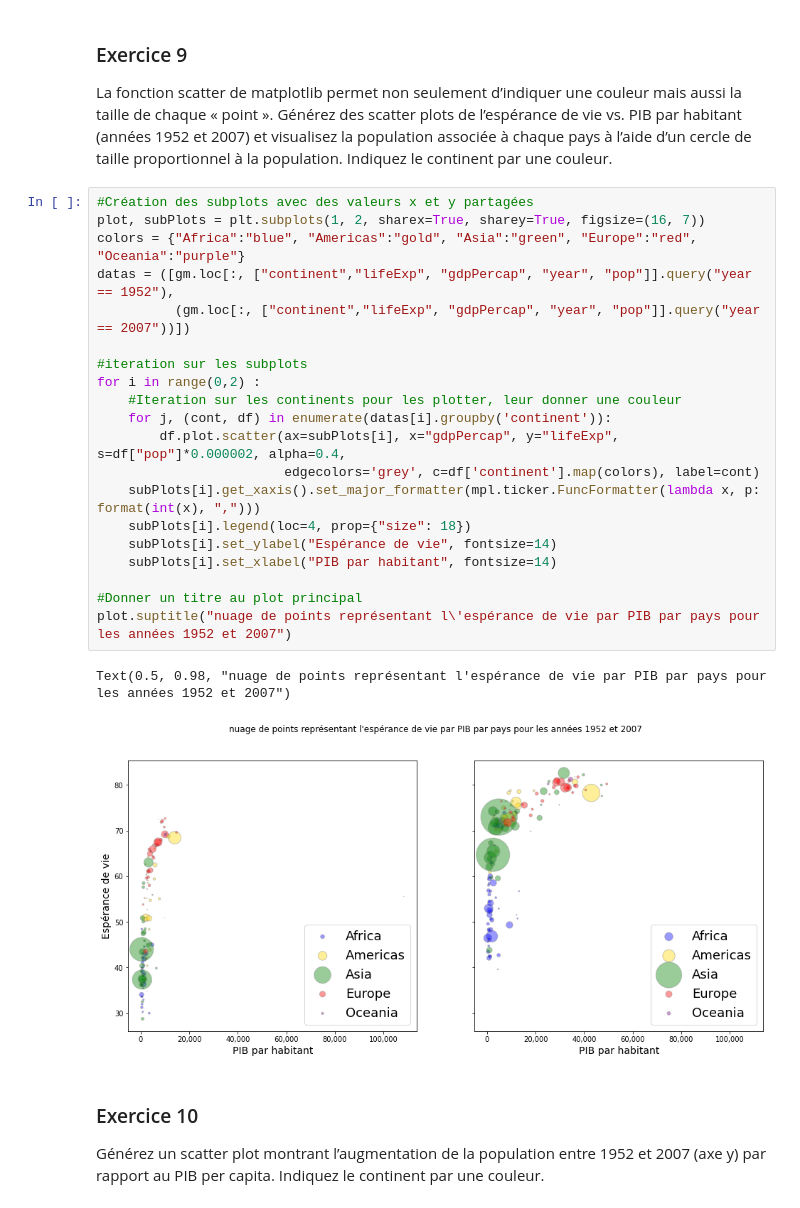
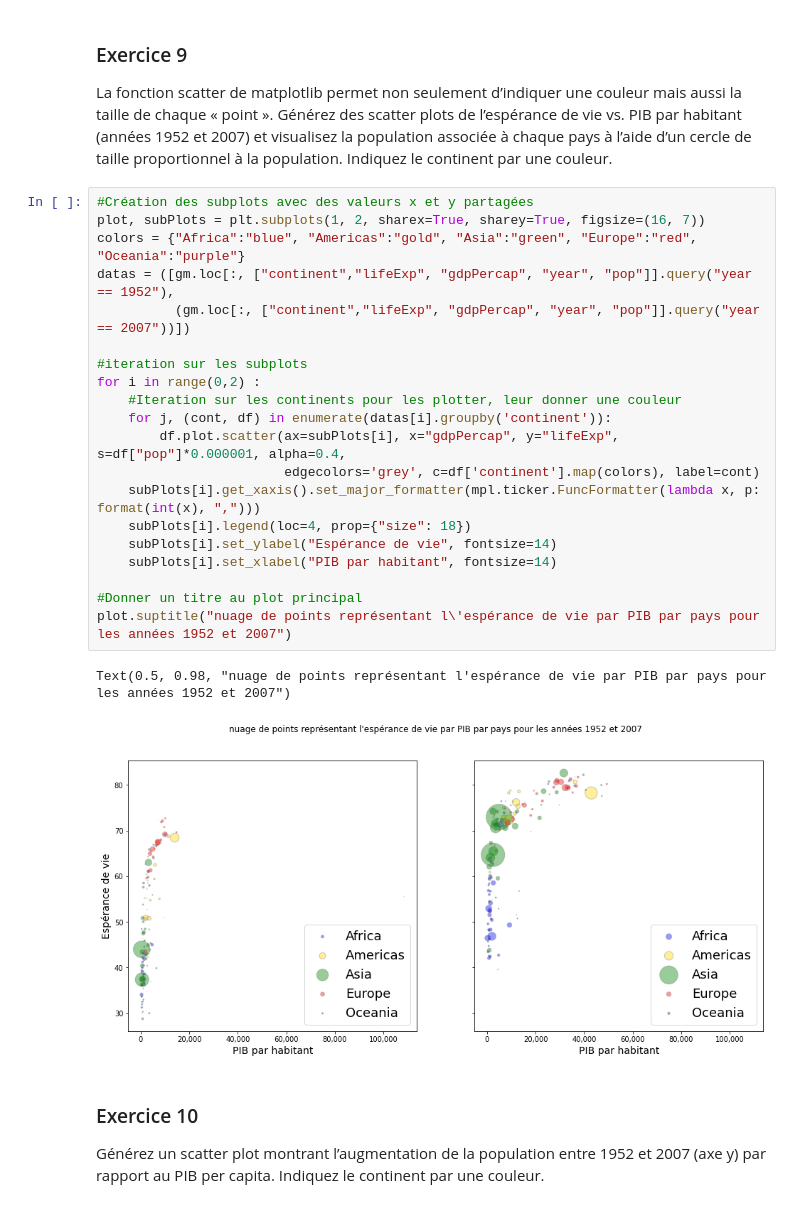
Before and after one commit to DrC0okie/Roy_VanHove_ISD_TP3, a Jupyter notebook: gapminder.ipynb, the cells around one changed output. Saved outputs shown, nothing was run; the diff lists cells and outputs as text.

```diff
--- a/gapminder.ipynb
+++ b/gapminder.ipynb
@@ -252,26 +252,26 @@ associée à chaque pays à l’aide d’un cercle de taille proportionnel à la
 # %%
 #Création des subplots avec des valeurs x et y partagées
 plot, subPlots = plt.subplots(1, 2, sharex=True, sharey=True, figsize=(16, 7))
 colors = {"Africa":"blue", "Americas":"gold", "Asia":"green", "Europe":"red", "Oceania":"purple"}
 datas = ([gm.loc[:, ["continent","lifeExp", "gdpPercap", "year", "pop"]].query("year == 1952"),
           (gm.loc[:, ["continent","lifeExp", "gdpPercap", "year", "pop"]].query("year == 2007"))])
 
 #iteration sur les subplots
 for i in range(0,2) :
     #Iteration sur les continents pour les plotter, leur donner une couleur
     for j, (cont, df) in enumerate(datas[i].groupby('continent')):
-        df.plot.scatter(ax=subPlots[i], x="gdpPercap", y="lifeExp", s=df["pop"]*0.000002, alpha=0.4,
+        df.plot.scatter(ax=subPlots[i], x="gdpPercap", y="lifeExp", s=df["pop"]*0.000001, alpha=0.4,
                         edgecolors='grey', c=df['continent'].map(colors), label=cont)
     subPlots[i].get_xaxis().set_major_formatter(mpl.ticker.FuncFormatter(lambda x, p: format(int(x), ",")))
     subPlots[i].legend(loc=4, prop={"size": 18})
     subPlots[i].set_ylabel("Espérance de vie", fontsize=14)
     subPlots[i].set_xlabel("PIB par habitant", fontsize=14)
 
 #Donner un titre au plot principal
 plot.suptitle("nuage de points représentant l\'espérance de vie par PIB par pays pour les années 1952 et 2007")
 # %% [output]
 Text(0.5, 0.98, "nuage de points représentant l'espérance de vie par PIB par pays pour les années 1952 et 2007")
-[figure, old version]
+[figure, new version]
 # %% [markdown]
 ### Exercice 10
 
```
